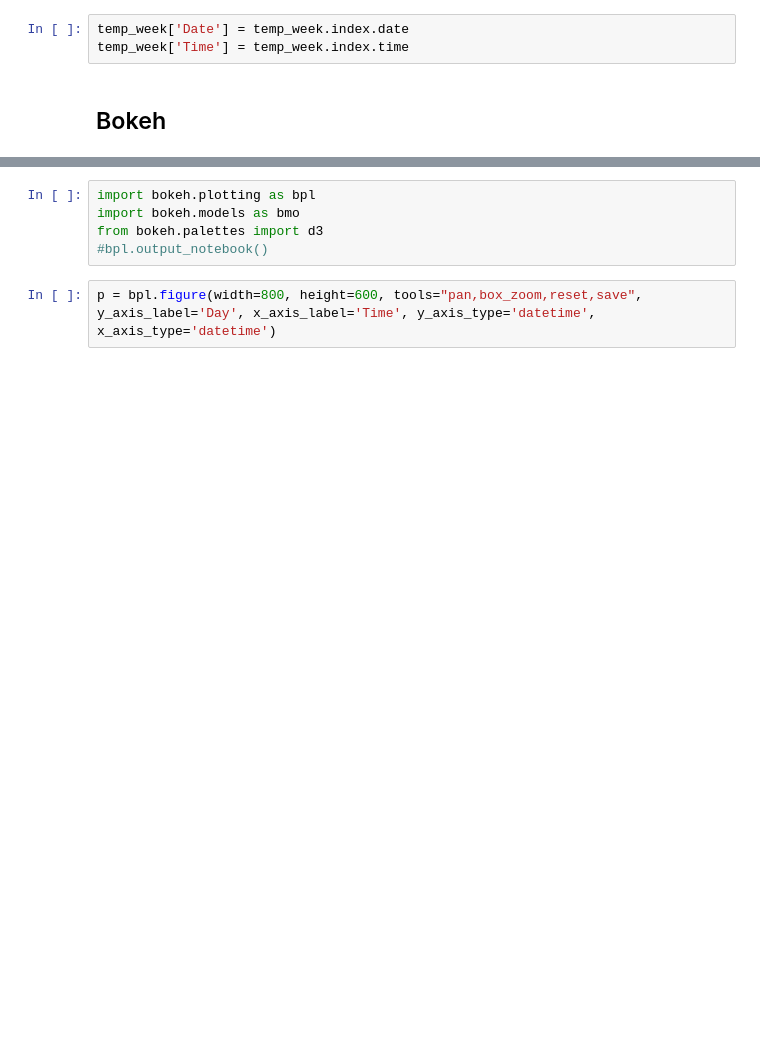
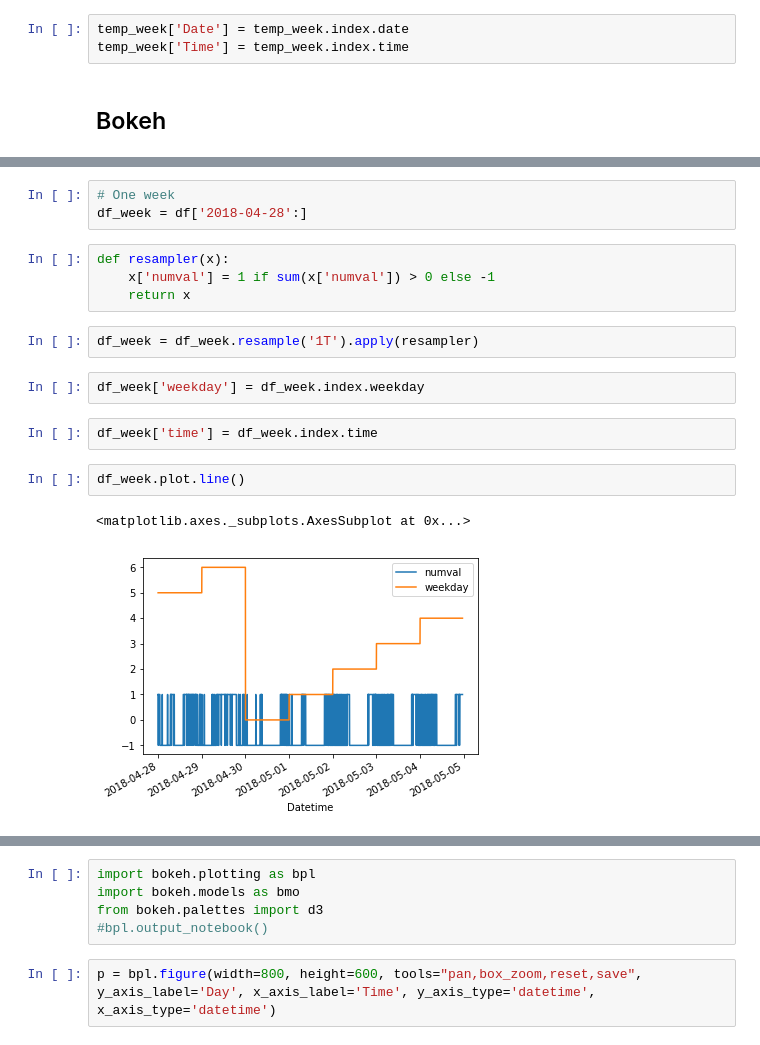
Before and after one commit to nickdex/Home, a Jupyter notebook: Home.ipynb, the cells around one changed output, grey strips where cells are left out. Cells and saved outputs as stored; diff of their text form; blank space fills up the shorter version.

```diff
--- a/Home.ipynb
+++ b/Home.ipynb
@@ -133,0 +153,18 @@ temp_week['Time'] = temp_week.index.time
+# %%
+# One week
+df_week = df['2018-04-28':]
+# %%
+def resampler(x):
+    x['numval'] = 1 if sum(x['numval']) > 0 else -1
+    return x
+# %%
+df_week = df_week.resample('1T').apply(resampler)
+# %%
+df_week['weekday'] = df_week.index.weekday
+# %%
+df_week['time'] = df_week.index.time
+# %%
+df_week.plot.line()
+# %% [output]
+<matplotlib.axes._subplots.AxesSubplot at 0x...>
+[figure, added]
```
Also changed, not shown: parts of 9 cells of this notebook.
